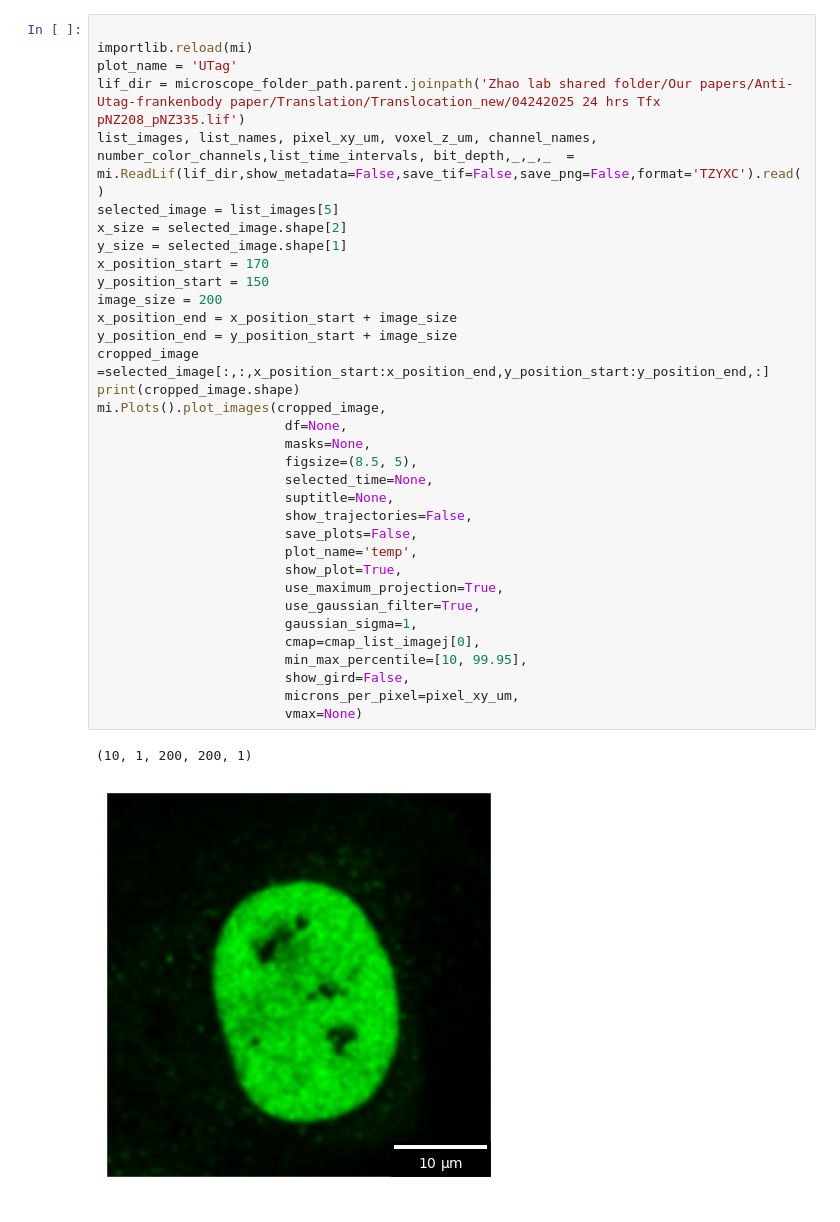
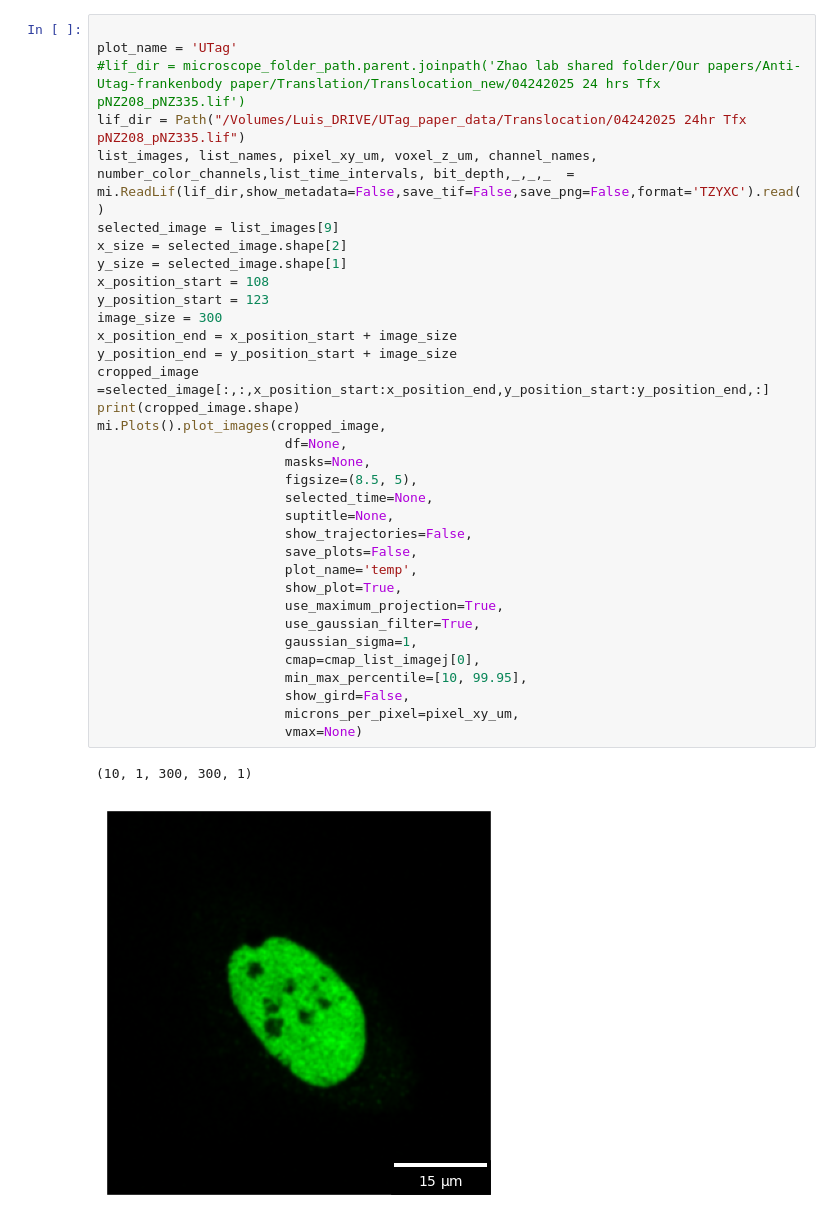
Before and after one commit to ningzhaoAnschutz/utag_paper, a Jupyter notebook: notebooks/Figure_6/Figure_6D.ipynb, the cells around one changed output. Cells and saved outputs as stored; diff of their text form.

Commit message:
selecting Fig 6D selected cells

```diff
--- a/notebooks/Figure_6/Figure_6D.ipynb
+++ b/notebooks/Figure_6/Figure_6D.ipynb
@@ -43,37 +44,37 @@ mi.Plots().plot_images(cropped_image,
 # %%
 
-importlib.reload(mi)
 plot_name = 'UTag'
-lif_dir = microscope_folder_path.parent.joinpath('Zhao lab shared folder/Our papers/Anti-Utag-frankenbody paper/Translation/Translocation_new/04242025 24 hrs Tfx pNZ208_pNZ335.lif')
+#lif_dir = microscope_folder_path.parent.joinpath('Zhao lab shared folder/Our papers/Anti-Utag-frankenbody paper/Translation/Translocation_new/04242025 24 hrs Tfx pNZ208_pNZ335.lif')
+lif_dir = Path("/Volumes/Luis_DRIVE/UTag_paper_data/Translocation/04242025 24hr Tfx pNZ208_pNZ335.lif")
 list_images, list_names, pixel_xy_um, voxel_z_um, channel_names, number_color_channels,list_time_intervals, bit_depth,_,_,_  = mi.ReadLif(lif_dir,show_metadata=False,save_tif=False,save_png=False,format='TZYXC').read()
-selected_image = list_images[5]
+selected_image = list_images[9]
 x_size = selected_image.shape[2]
 y_size = selected_image.shape[1]
-x_position_start = 170
-y_position_start = 150
-image_size = 200
+x_position_start = 108
+y_position_start = 123
+image_size = 300
 x_position_end = x_position_start + image_size
 y_position_end = y_position_start + image_size
 cropped_image =selected_image[:,:,x_position_start:x_position_end,y_position_start:y_position_end,:]
 print(cropped_image.shape)
 mi.Plots().plot_images(cropped_image,
                         df=None,
                         masks=None,
                         figsize=(8.5, 5),
                         selected_time=None,
                         suptitle=None,
                         show_trajectories=False,
                         save_plots=False,
                         plot_name='temp',
                         show_plot=True,
                         use_maximum_projection=True,
                         use_gaussian_filter=True,
                         gaussian_sigma=1,
                         cmap=cmap_list_imagej[0],
                         min_max_percentile=[10, 99.95],
                         show_gird=False,
                         microns_per_pixel=pixel_xy_um,
                         vmax=None)
 # %% [output]
-(10, 1, 200, 200, 1)
+(10, 1, 300, 300, 1)
-[figure, old version]
+[figure, new version]
```
Also changed, not shown: parts of 2 cells of this notebook.
